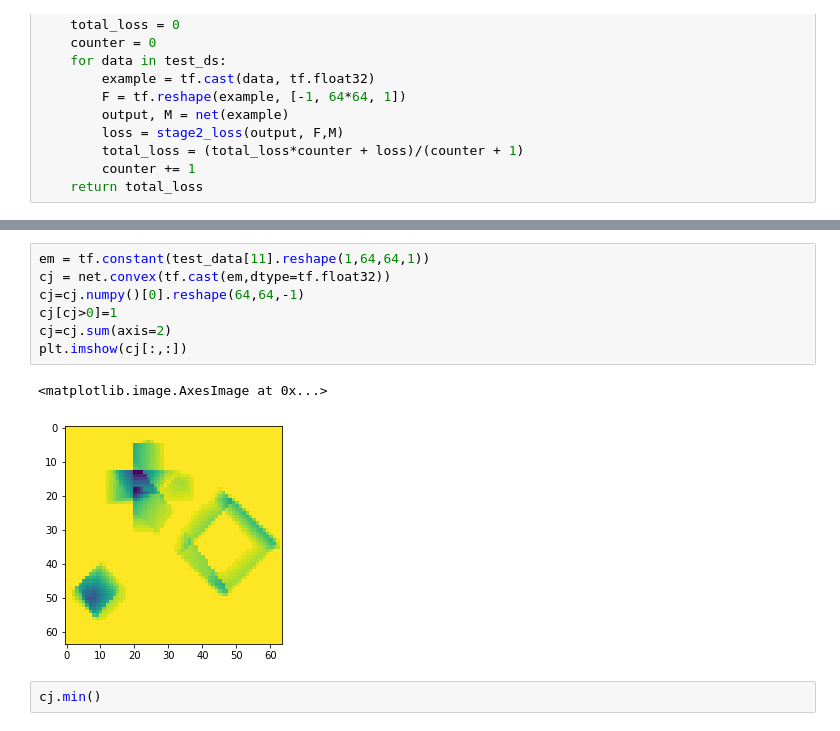
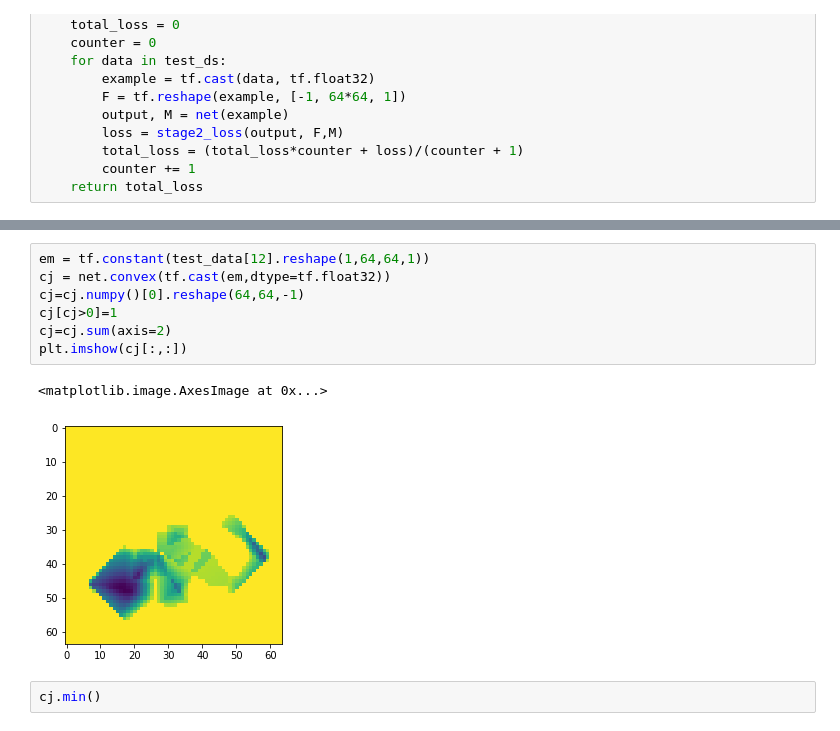
Before and after one commit to chenliz1/BSP_Net, a Jupyter notebook: Untitled.ipynb, the cells around one changed output, grey strips where cells are left out. Saved outputs shown, nothing was run; the diff lists cells and outputs as text.

```diff
--- a/Untitled.ipynb
+++ b/Untitled.ipynb
@@ -260,13 +242,13 @@ plt.imshow(ps)
 # %%
-em = tf.constant(test_data[11].reshape(1,64,64,1))
+em = tf.constant(test_data[12].reshape(1,64,64,1))
 cj = net.convex(tf.cast(em,dtype=tf.float32))
 cj=cj.numpy()[0].reshape(64,64,-1)
 cj[cj>0]=1
 cj=cj.sum(axis=2)
 plt.imshow(cj[:,:])
 # %% [output]
 <matplotlib.image.AxesImage at 0x...>
-[figure, old version]
+[figure, new version]
 # %%
 cj.min()
 # %% [output]
```
Also changed, not shown: parts of 6 cells of this notebook, 4 other files.
